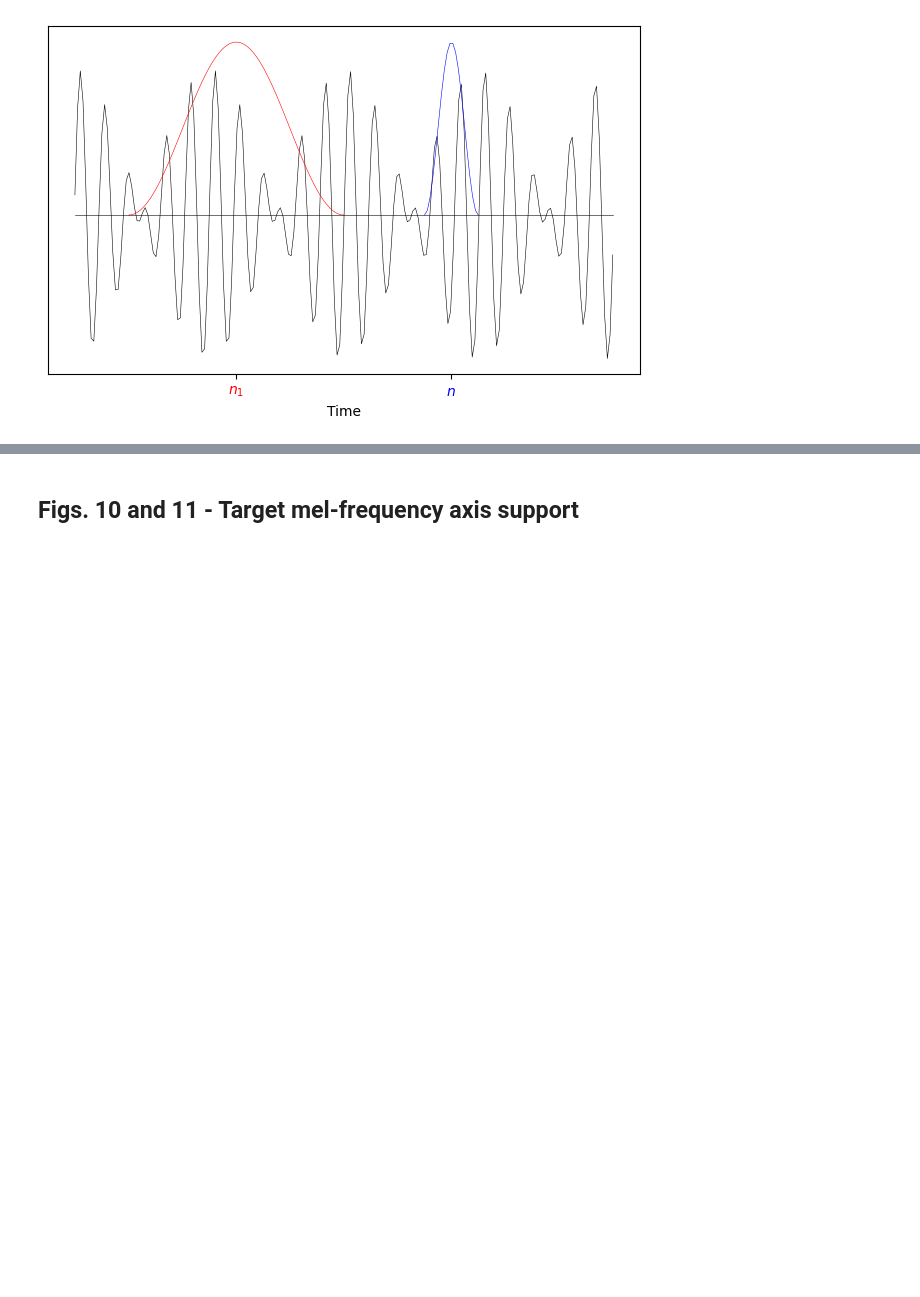
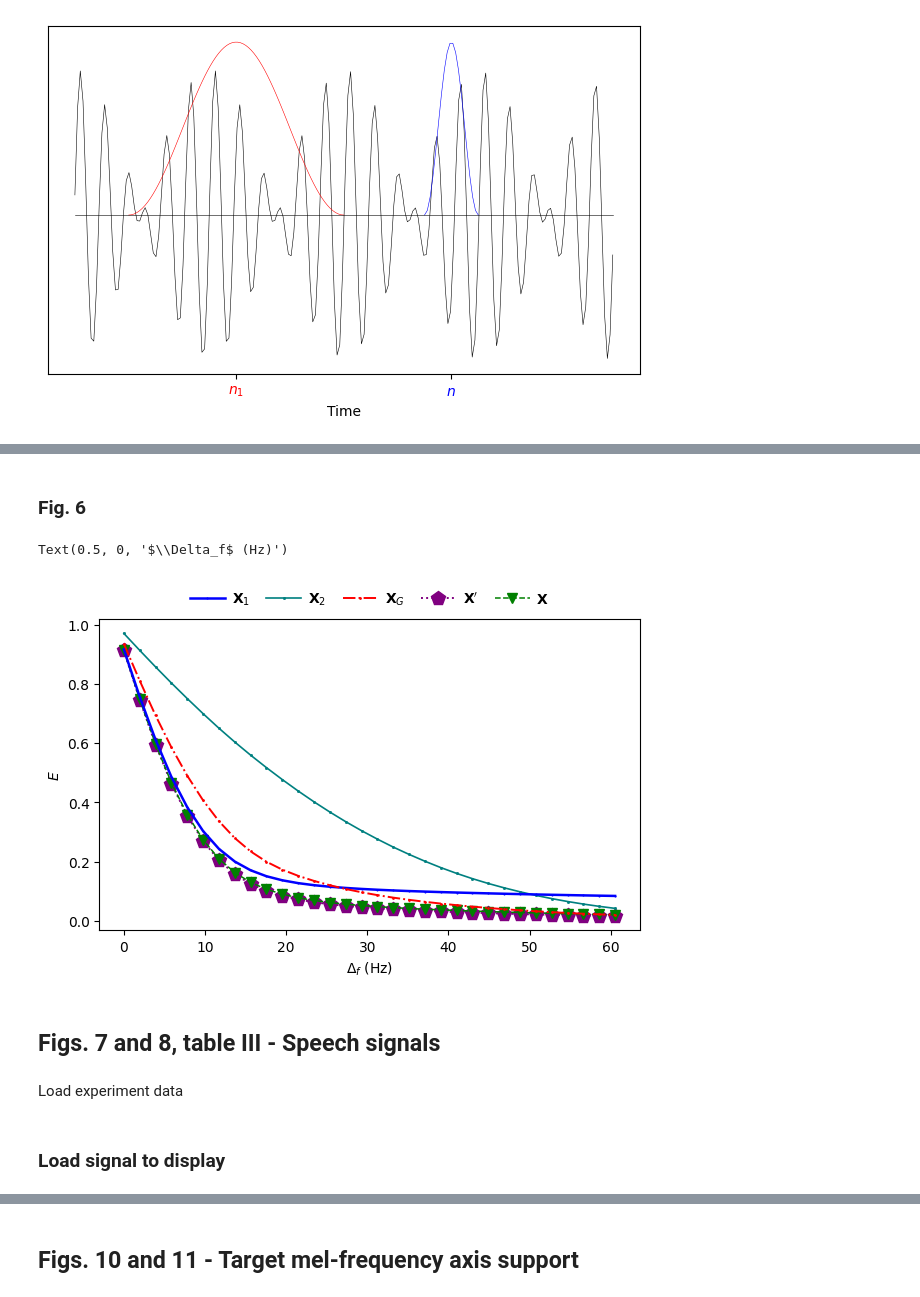
Before and after one commit to davidvaldiviad/fusion-ot, a Jupyter notebook: paper_figures.ipynb, the cells around one changed output, grey strips where cells are left out. Saved outputs shown, nothing was run; the diff lists cells and outputs as text; code cells hidden in the pictures; blank space fills up the shorter version.

```diff
--- a/paper_figures.ipynb
+++ b/paper_figures.ipynb
@@ -685,0 +458,35 @@ UOT (different grid)        0.006 ± 0.006      6.490 ± 6.457
+# %% [markdown]
+### Fig. 6
+# %%
+max_delta_f = 60
+max_idx = idx_at_value(max_delta_f, f_bins)
+x_axis = f_bins[:max_idx + 1]
+axes = new_axes()
+
+axes.plot(x_axis, overall_error["x1"].mean(axis=0)[:max_idx + 1],  ls='-',  marker='.', c='blue',   lw=1.8, ms=1,  zorder=5, label=r"$\mathbf{X}_1$")
+axes.plot(x_axis, overall_error["x2"].mean(axis=0)[:max_idx + 1],  ls='-',  marker='s', c='teal',   lw=1.2, ms=1,  zorder=3, label=r"$\mathbf{X}_2$")
+axes.plot(x_axis, overall_error["xg"].mean(axis=0)[:max_idx + 1],  ls='-.', marker='o', c='red',    lw=1.4, ms=1,  zorder=6, label=r"$\mathbf{X}_G$" )
+axes.plot(x_axis, overall_error["xs"].mean(axis=0)[:max_idx + 1],  ls=':',  marker='p', c='purple', lw=1.4, ms=10, zorder=2, label=r"$\mathbf{X}'$")
+axes.plot(x_axis, overall_error["xd"].mean(axis=0)[:max_idx + 1],  ls='--', marker='v', c='green',  lw=1.1, ms=7,  zorder=4, label=r"$\mathbf{X}$")
+
+
+axes.legend(
+    loc='lower center',
+    bbox_to_anchor=(0.5, 1.02),
+    ncol=5,
+    frameon=False,
+    handlelength=2.5,
+    columnspacing=1.2,
+    handletextpad=0.5,
+    borderaxespad=0.0
+)
+
+axes.set_ylabel(r'$E$')
+axes.set_xlabel(r'$\Delta_f$ (Hz)')
+# %% [output]
+Text(0.5, 0, '$\\Delta_f$ (Hz)')
+[figure, added]
+# %% [markdown]
+## Figs. 7 and 8, table III - Speech signals
+# %% [markdown]
+Load experiment data
@@ -685,0 +509,2 @@ UOT (different grid)        0.006 ± 0.006      6.490 ± 6.457
+# %% [markdown]
+### Load signal to display
```
Also changed, not shown: parts of 46 cells of this notebook, 2 other files.
